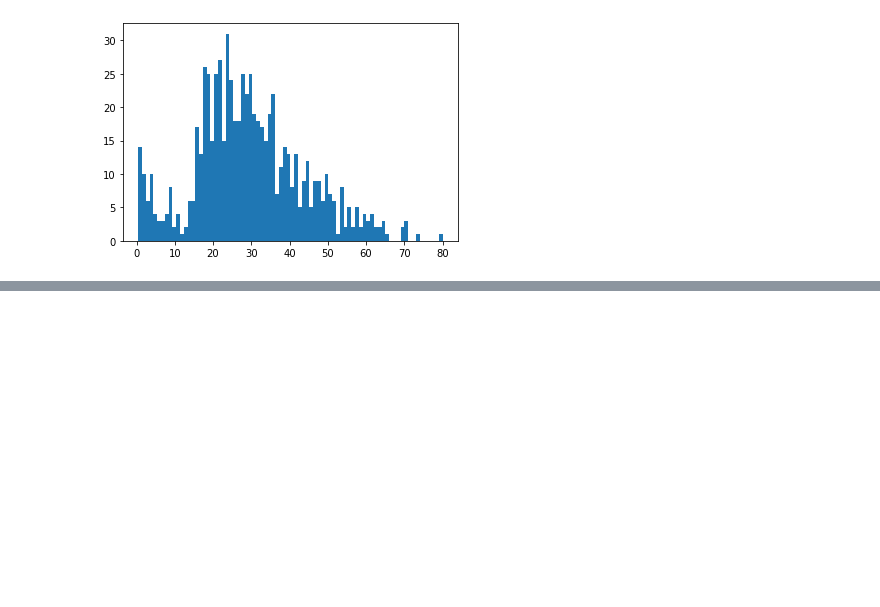
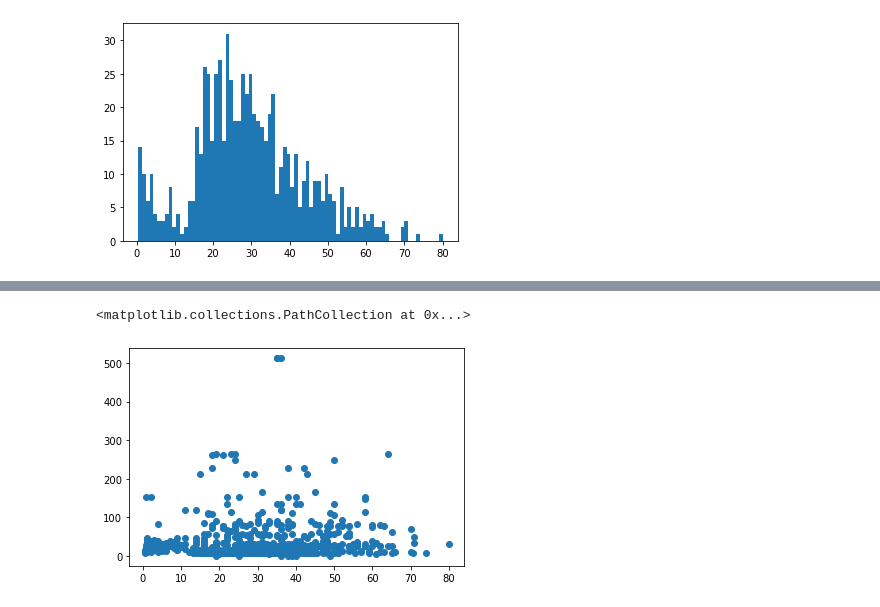
Before and after one commit to kayleeodom/cis277-fa22-09-viz-intro, a Jupyter notebook: Viz-Intro.ipynb, the cells around one changed output, grey strips where cells are left out. Saved outputs shown, nothing was run; the diff lists cells and outputs as text; code cells hidden in the pictures; blank space fills up the shorter version.

```diff
--- a/Viz-Intro.ipynb
+++ b/Viz-Intro.ipynb
@@ -33,0 +35,5 @@ plt.show()
+# %%
+plt.scatter(df.Age, df.Fare)
+# %% [output]
+<matplotlib.collections.PathCollection at 0x...>
+[figure, added]
```
Also changed, not shown: parts of 2 cells of this notebook.
